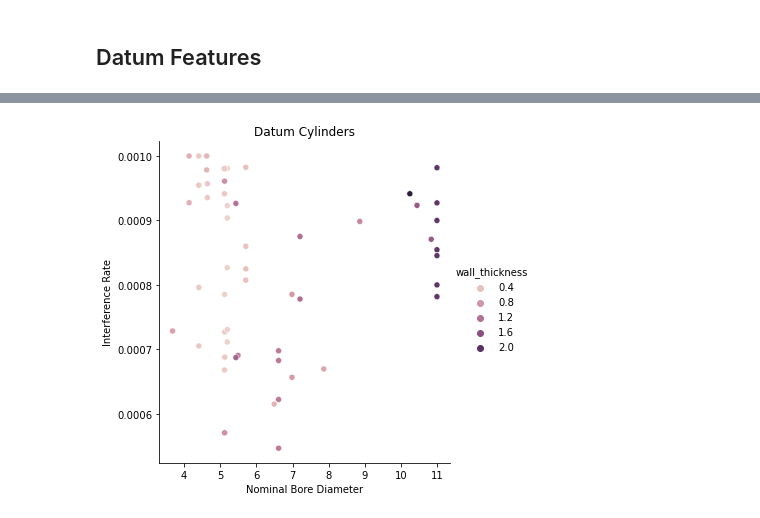
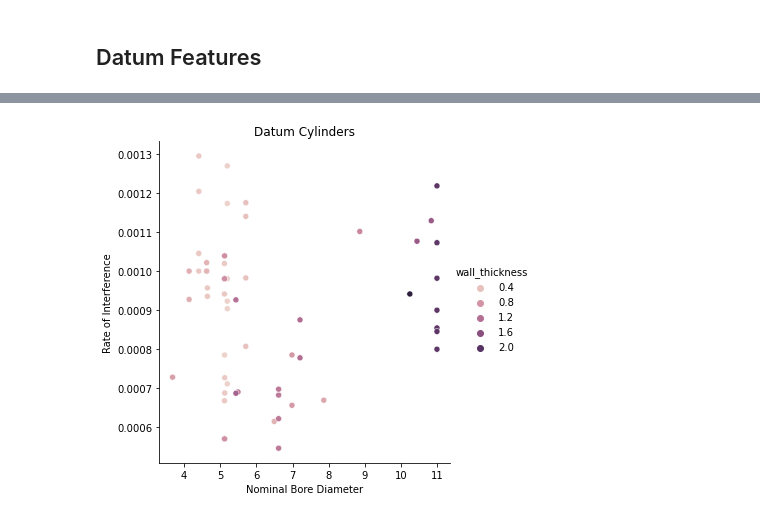
Before and after one commit to brand-clear/dimensional-edas, a Jupyter notebook: seal_sleeve_eda.ipynb, the cells around one changed output, grey strips where cells are left out. Cells and saved outputs as stored; diff of their text form; code cells hidden in the pictures.

```diff
--- a/seal_sleeve_eda.ipynb
+++ b/seal_sleeve_eda.ipynb
@@ -90,17 +99,18 @@ plt.show()
 # %%
 # Plot the rate of interference relative to nominal bore diameter
 Bpos = apprB[apprB.dia_dev >= .0000]
 Bneg = apprB[apprB.dia_dev < .0000]
 
 Bpos['intf_rate'] = (Bpos.diameter_nom * .0010 - Bpos.dia_dev) / Bpos.diameter_nom
-Bneg['intf_rate'] = (Bneg.diameter_nom * .0010 + 1 * Bneg.dia_dev) / Bneg.diameter_nom
-
+Bneg['intf_rate'] = (Bneg.diameter_nom * .0010 + -1 * Bneg.dia_dev) / Bneg.diameter_nom
 
 Btotal = Bpos.append(Bneg)
 sns.relplot(x='diameter_nom', y='intf_rate', data=Btotal, hue='wall_thickness')
 plt.title('Datum Cylinders')
 plt.xlabel('Nominal Bore Diameter')
-plt.ylabel('Interference Rate')
+plt.ylabel('Rate of Interference')
 plt.show()
+
+Btotal.describe()
 # %% [output]
-[figure, old version]
+[figure, new version]
```
Also changed, not shown: parts of 19 cells of this notebook.
